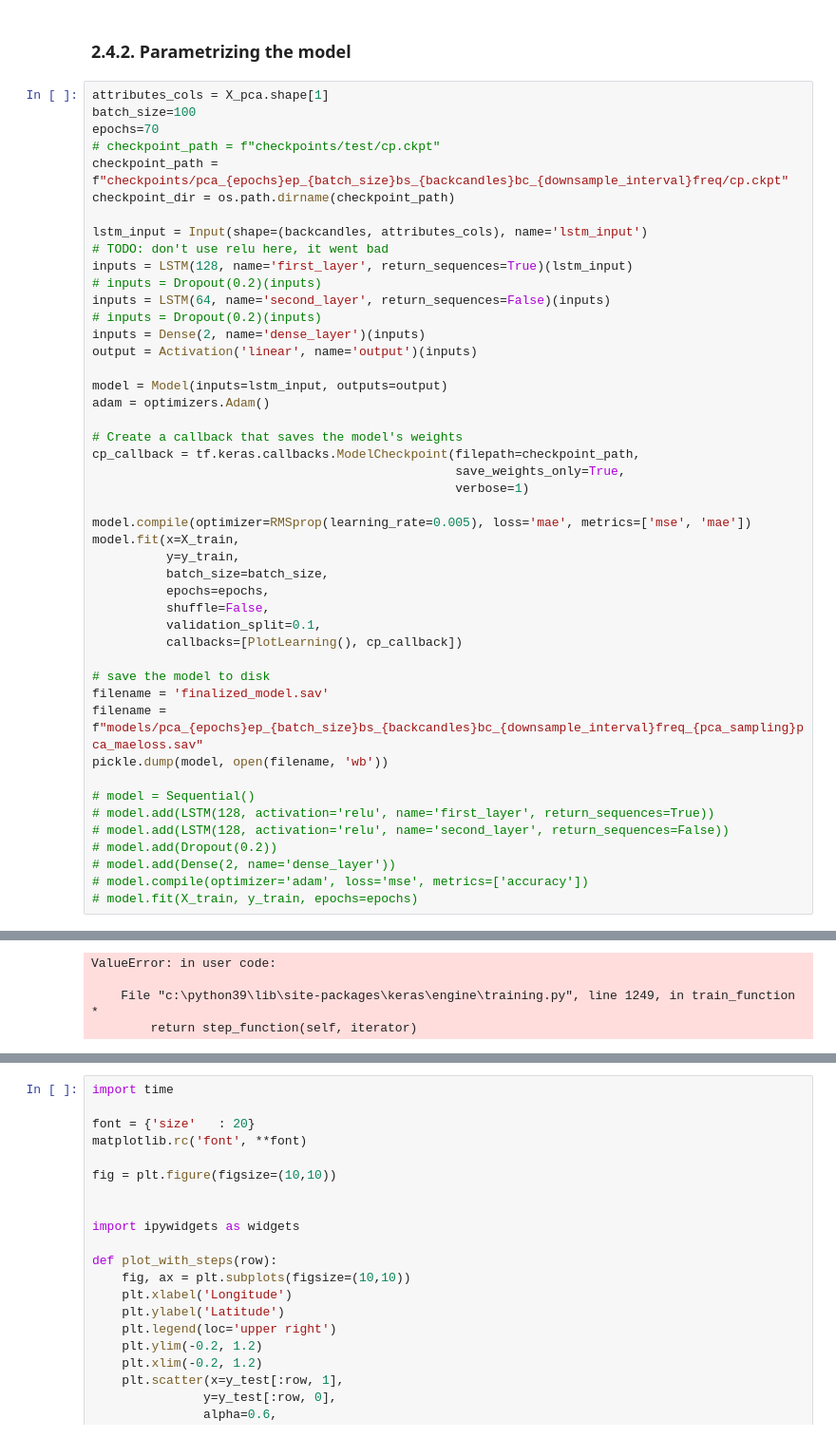
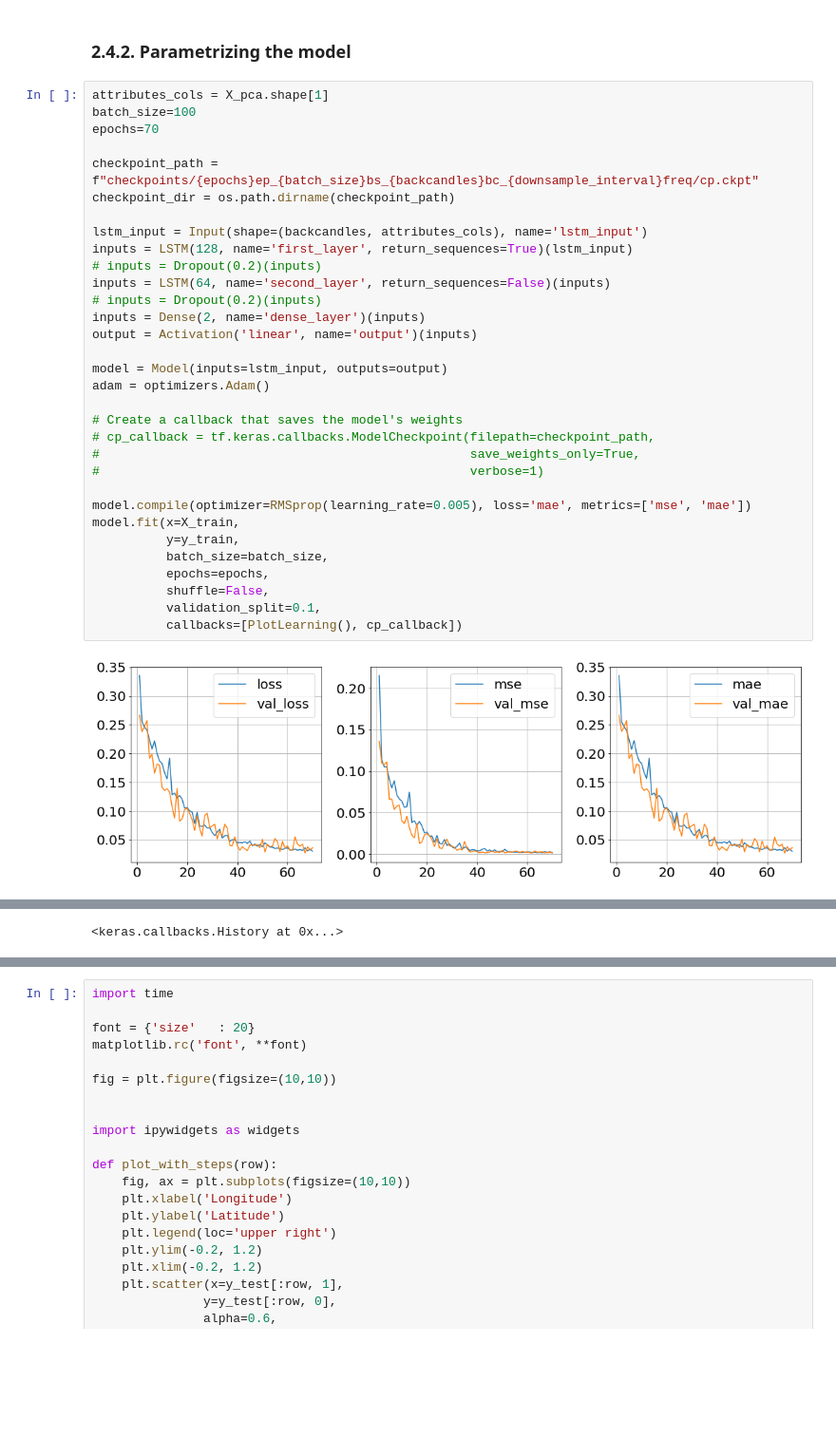
Before and after one commit to enacheandrei7/indoor-localization-dnn-knn-lstm, a Jupyter notebook: pdr_estimation_lstm/PDR_estimation_sensor_and_location_pca.ipynb, the cells around one changed output, grey strips where cells are left out. Shown at 95% size. Cells and saved outputs as stored; diff of their text form; blank space fills up the shorter version.

Commit message:
Created new models for different epochs

```diff
--- a/pdr_estimation_lstm/PDR_estimation_sensor_and_location_pca.ipynb
+++ b/pdr_estimation_lstm/PDR_estimation_sensor_and_location_pca.ipynb
@@ -293,47 +236,34 @@ class PlotLearning(keras.callbacks.Callback):
 # %%
 attributes_cols = X_pca.shape[1]
 batch_size=100
 epochs=70
-# checkpoint_path = f"checkpoints/test/cp.ckpt"
-checkpoint_path = f"checkpoints/pca_{epochs}ep_{batch_size}bs_{backcandles}bc_{downsample_interval}freq/cp.ckpt"
+
+checkpoint_path = f"checkpoints/{epochs}ep_{batch_size}bs_{backcandles}bc_{downsample_interval}freq/cp.ckpt"
 checkpoint_dir = os.path.dirname(checkpoint_path)
 
 lstm_input = Input(shape=(backcandles, attributes_cols), name='lstm_input')
-# TODO: don't use relu here, it went bad
 inputs = LSTM(128, name='first_layer', return_sequences=True)(lstm_input)
 # inputs = Dropout(0.2)(inputs)
 inputs = LSTM(64, name='second_layer', return_sequences=False)(inputs)
 # inputs = Dropout(0.2)(inputs)
 inputs = Dense(2, name='dense_layer')(inputs)
 output = Activation('linear', name='output')(inputs)
 
 model = Model(inputs=lstm_input, outputs=output)
 adam = optimizers.Adam()
 
 # Create a callback that saves the model's weights
-cp_callback = tf.keras.callbacks.ModelCheckpoint(filepath=checkpoint_path,
-                                                 save_weights_only=True,
-                                                 verbose=1)
+# cp_callback = tf.keras.callbacks.ModelCheckpoint(filepath=checkpoint_path,
+#                                                  save_weights_only=True,
+#                                                  verbose=1)
 
 model.compile(optimizer=RMSprop(learning_rate=0.005), loss='mae', metrics=['mse', 'mae'])
 model.fit(x=X_train,
           y=y_train,
           batch_size=batch_size,
           epochs=epochs,
           shuffle=False,
           validation_split=0.1,
           callbacks=[PlotLearning(), cp_callback])
-
-# save the model to disk
-filename = 'finalized_model.sav'
-filename = f"models/pca_{epochs}ep_{batch_size}bs_{backcandles}bc_{downsample_interval}freq_{pca_sampling}pca_maeloss.sav"
-pickle.dump(model, open(filename, 'wb'))
-
-# model = Sequential()
-# model.add(LSTM(128, activation='relu', name='first_layer', return_sequences=True))
-# model.add(LSTM(128, activation='relu', name='second_layer', return_sequences=False))
-# model.add(Dropout(0.2))
-# model.add(Dense(2, name='dense_layer'))
-# model.compile(optimizer='adam', loss='mse', metrics=['accuracy'])
-# model.fit(X_train, y_train, epochs=epochs)
 # %% [output]
+[figure, added]
@@ -341,4 +272 @@ Epoch 1/70
-ValueError: in user code:
-
-    File "c:\python39\lib\site-packages\keras\engine\training.py", line 1249, in train_function  *
-        return step_function(self, iterator)
+<keras.callbacks.History at 0x...>
```
Also changed, not shown: parts of 28 cells of this notebook, 18 other files.
